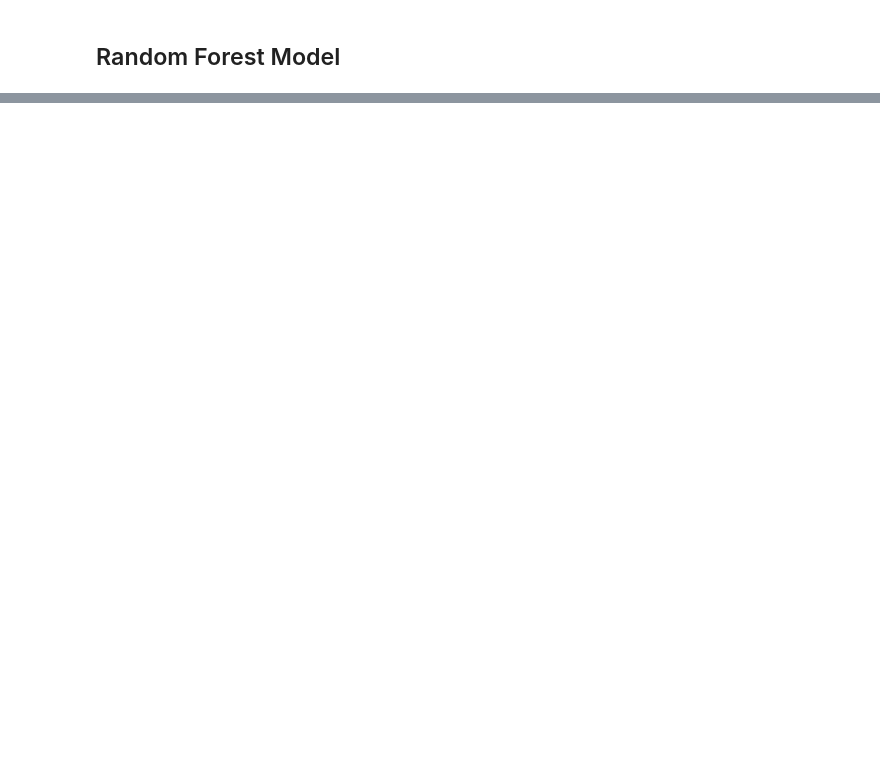
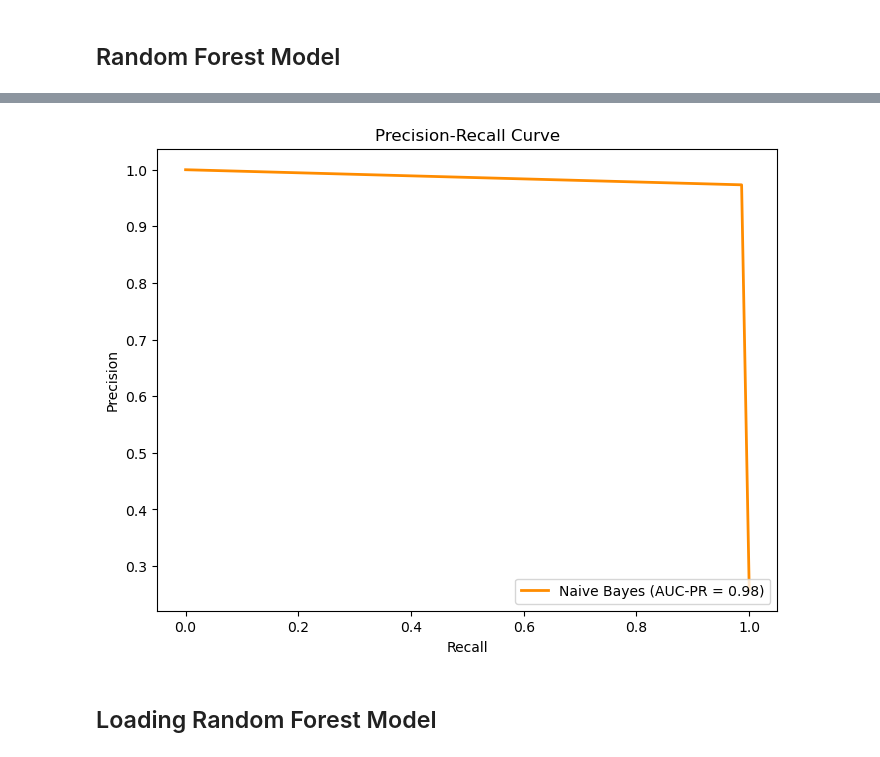
Before and after one commit to bose-sayan/assign-2-AML, a Jupyter notebook: src/train.ipynb, the cells around one changed output, grey strips where cells are left out. Drawn from its saved outputs; the diff is of its cells as text; code cells hidden in the pictures; blank space fills up the shorter version.

```diff
--- a/src/train.ipynb
+++ b/src/train.ipynb
@@ -149,0 +172,10 @@ NameError: name 'mlflow' is not defined
+# %%
+logged_model = 'runs:/4a5717263f0e4da3b817500bdd7bb07f/sklearn-model'
+nb = mlflow.pyfunc.load_model(logged_model)
+# %%
+y_pred = nb.predict(X_test)
+plot_aucpr_curve(y_test, y_pred, "Naive Bayes")
+# %% [output]
+[figure, added]
+# %% [markdown]
+## Loading Random Forest Model
```
Also changed, not shown: parts of 11 cells of this notebook.
